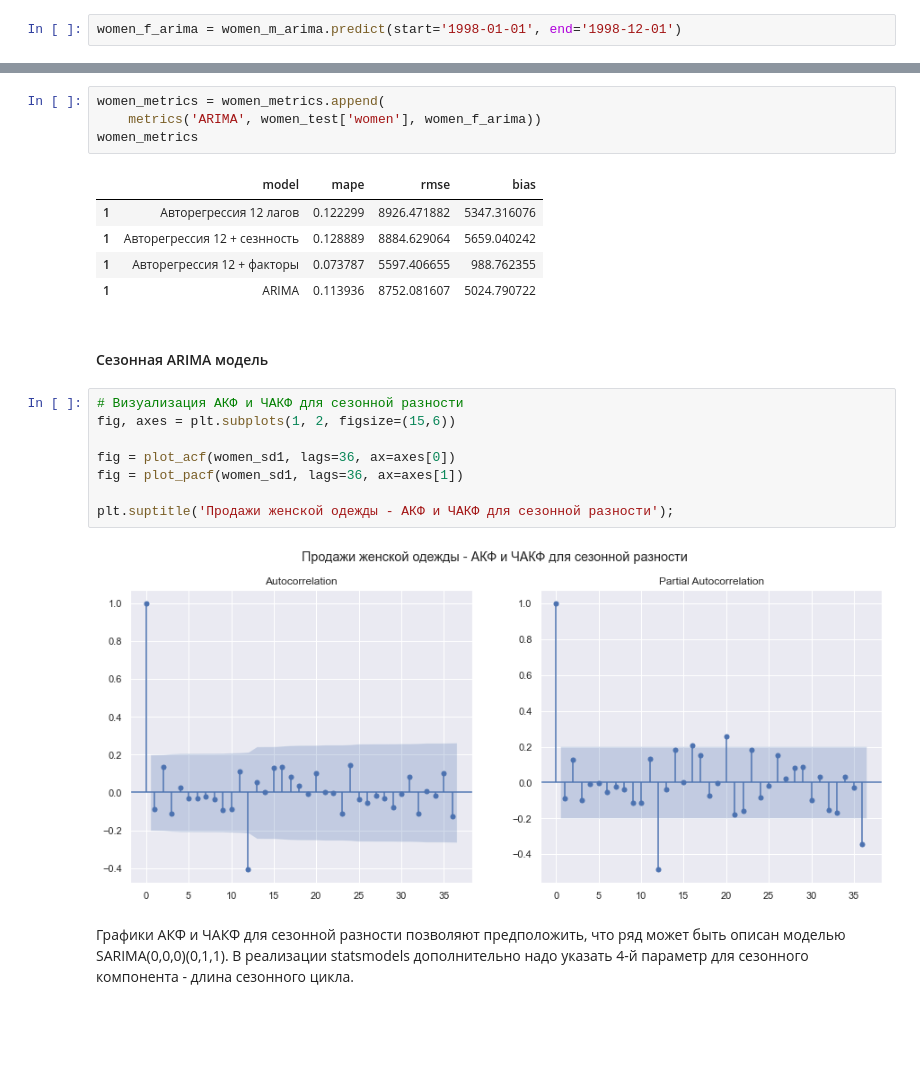
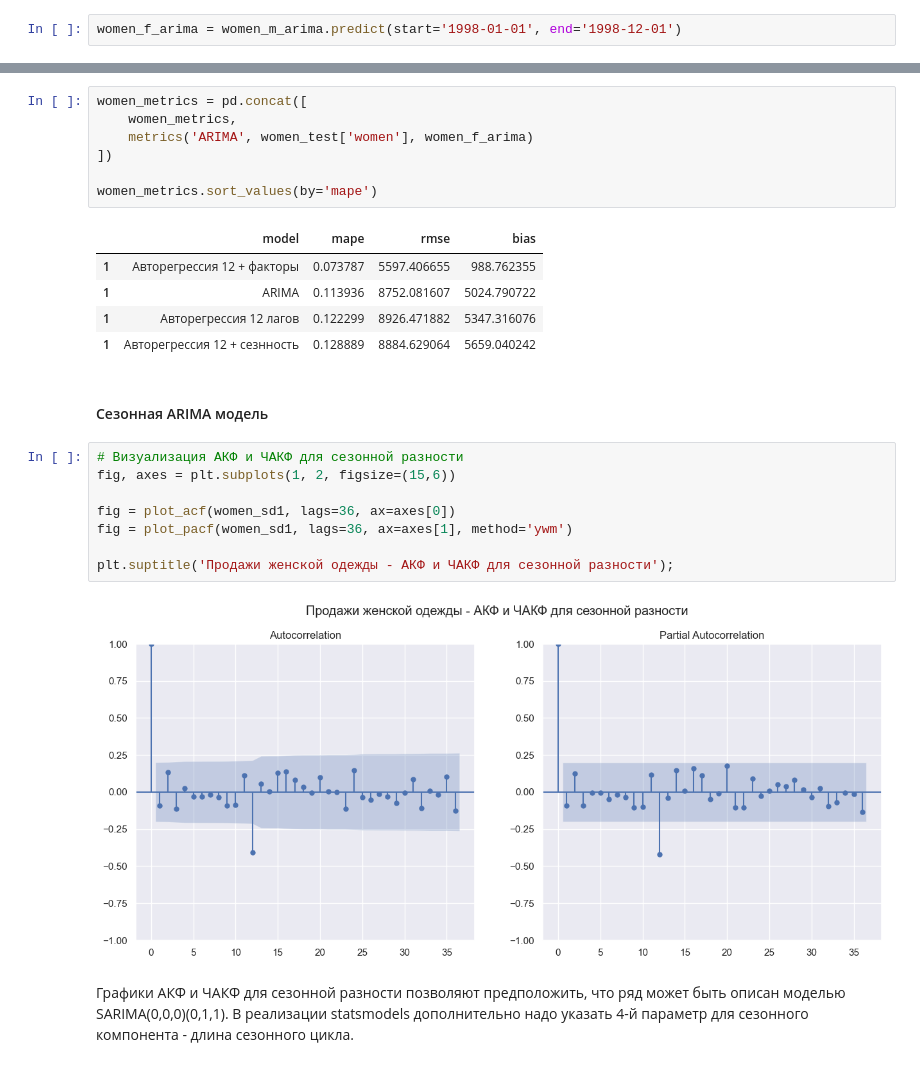
Before and after one commit to postlogist/python-forecasting, a Jupyter notebook: regression/arima.ipynb, the cells around one changed output, grey strips where cells are left out. Drawn from its saved outputs; the diff is of its cells as text; blank space fills up the shorter version.

```diff
--- a/regression/arima.ipynb
+++ b/regression/arima.ipynb
@@ -471,27 +477,30 @@ plt.legend();
 # %% [output]
 [figure]
 # %%
-women_metrics = women_metrics.append(
-    metrics('ARIMA', women_test['women'], women_f_arima))
-women_metrics
+women_metrics = pd.concat([
+    women_metrics,
+    metrics('ARIMA', women_test['women'], women_f_arima)
+])
+
+women_metrics.sort_values(by='mape')
 # %% [output]
 |  | model | mape | rmse | bias |
+| 1 | Авторегрессия 12 + факторы | 0.073787 | 5597.406655 | 988.762355 |
+| 1 | ARIMA | 0.113936 | 8752.081607 | 5024.790722 |
 | 1 | Авторегрессия 12 лагов | 0.122299 | 8926.471882 | 5347.316076 |
 | 1 | Авторегрессия 12 + сезнность | 0.128889 | 8884.629064 | 5659.040242 |
-| 1 | Авторегрессия 12 + факторы | 0.073787 | 5597.406655 | 988.762355 |
-| 1 | ARIMA | 0.113936 | 8752.081607 | 5024.790722 |
 # %% [markdown]
 #### Сезонная ARIMA модель
 # %%
 # Визуализация АКФ и ЧАКФ для сезонной разности
 fig, axes = plt.subplots(1, 2, figsize=(15,6))
 
 fig = plot_acf(women_sd1, lags=36, ax=axes[0])
-fig = plot_pacf(women_sd1, lags=36, ax=axes[1])
+fig = plot_pacf(women_sd1, lags=36, ax=axes[1], method='ywm')
 
 plt.suptitle('Продажи женской одежды - АКФ и ЧАКФ для сезонной разности');
 # %% [output]
-[figure, old version]
+[figure, new version]
 # %% [markdown]
 Графики АКФ и ЧАКФ для сезонной разности позволяют предположить, что ряд может быть описан моделью SARIMA(0,0,0)(0,1,1). В реализации statsmodels дополнительно надо указать 4-й параметр для сезонного компонента - длина сезонного цикла.
 # %%
```
Also changed, not shown: parts of 20 cells of this notebook, 2 other files.
